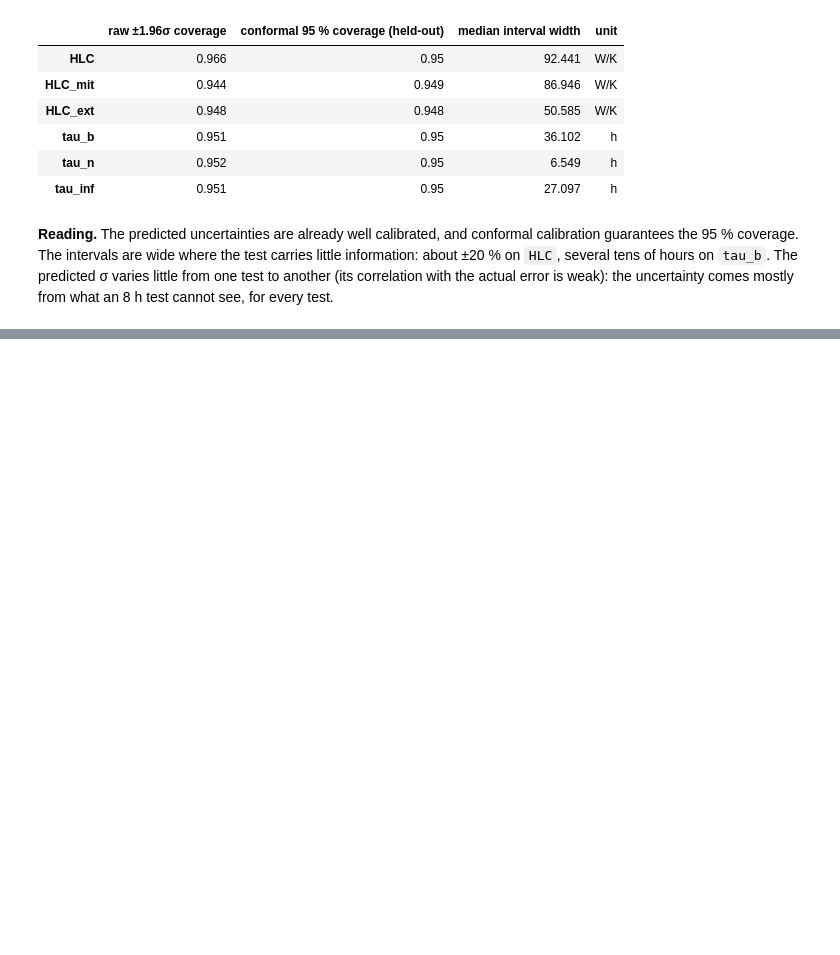
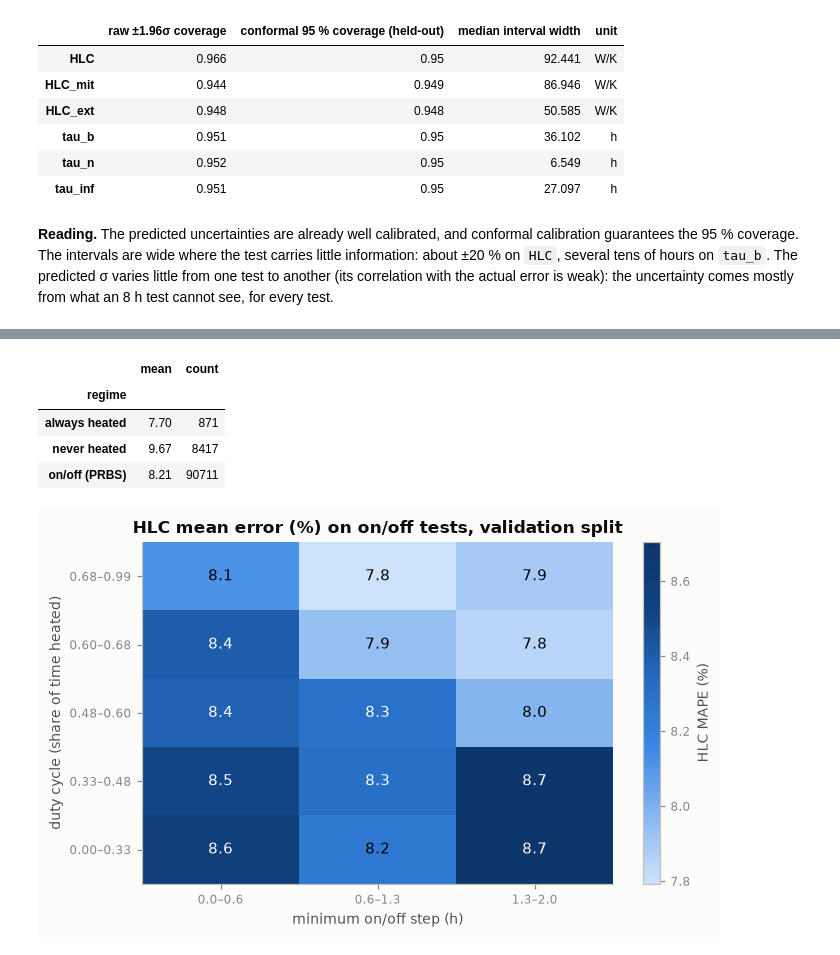
Before and after one commit to AymaneLaabadi/Energy-Performance-Indicator, a Jupyter notebook: notebooks/00_report.ipynb, the cells around one changed output, grey strips where cells are left out. Saved outputs shown, nothing was run; the diff lists cells and outputs as text; code cells hidden in the pictures; blank space fills up the shorter version.

Commit message:
Final report: test results, excitation analysis, link with the paper, README slides

```diff
--- a/notebooks/00_report.ipynb
+++ b/notebooks/00_report.ipynb
@@ -365,0 +419,34 @@ The assessment aims at *optimising coEnergy's measurement protocols*. From the e
+# %%
+idx_val = res["index"]
+ape = ((res["pred"][:, 0] - res["target"][:, 0]).abs() / res["target"][:, 0] * 100).numpy()
+d_val = duty[idx_val].numpy()
+t_min = tensors.excitation_column("prbs_min_duration_hours")[idx_val].numpy()
+reg = np.select([d_val == 0, d_val == 1], ["never heated", "always heated"], "on/off (PRBS)")
+display(pd.DataFrame({"regime": reg, "HLC MAPE %": ape}).groupby("regime")["HLC MAPE %"]
+        .agg(["mean", "count"]).round(2))
+
+on_off = reg == "on/off (PRBS)"
+grid = pd.DataFrame({
+    "duty cycle": pd.qcut(d_val[on_off], 5),
+    "minimum on/off step (h)": pd.qcut(t_min[on_off], 3),
+    "ape": ape[on_off],
+}).pivot_table(index="duty cycle", columns="minimum on/off step (h)", values="ape",
+               aggfunc="mean", observed=True)
+fig, ax = plt.subplots(figsize=(6.5, 4))
+im = ax.imshow(grid.values[::-1], cmap=P.SEQUENTIAL, aspect="auto")
+ax.set_xticks(range(grid.shape[1]), [f"{max(c.left, 0):.1f}–{c.right:.1f}" for c in grid.columns])
+ax.set_yticks(range(grid.shape[0]), [f"{i.left:.2f}–{i.right:.2f}" for i in grid.index[::-1]])
+ax.set(xlabel="minimum on/off step (h)", ylabel="duty cycle (share of time heated)",
+       title="HLC mean error (%) on on/off tests, validation split")
+ax.grid(False)
+for (r, k), v in np.ndenumerate(grid.values[::-1]):
+    ax.text(k, r, f"{v:.1f}", ha="center", va="center", color="white" if v > grid.values.mean() else "black")
+fig.colorbar(im, ax=ax, label="HLC MAPE (%)")
+fig.tight_layout()
+# %% [output]
+|  | mean | count |
+| regime |  |  |
+| always heated | 7.70 | 871 |
+| never heated | 9.67 | 8417 |
+| on/off (PRBS) | 8.21 | 90711 |
+[figure, added]
```
Also changed, not shown: parts of 10 cells of this notebook, 11 other files.
